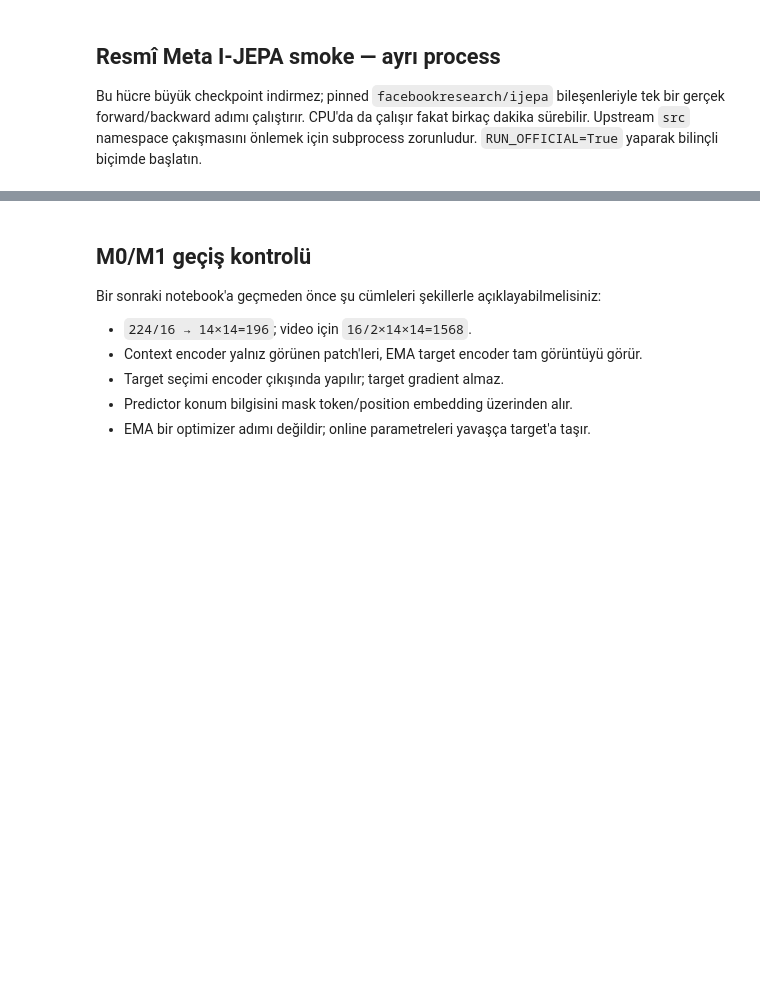
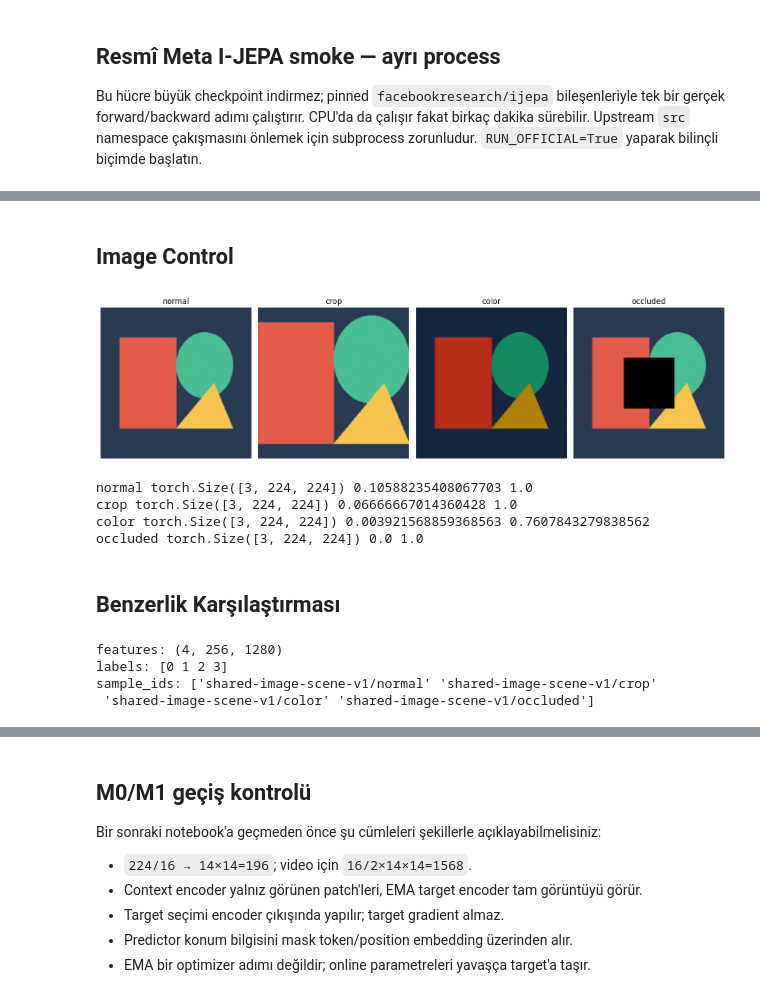
Before and after one commit to ErcanKurtoglu/JEPA_experiment, a Jupyter notebook: notebooks/00_foundations_and_ijepa.ipynb, the cells around one changed output, grey strips where cells are left out. Drawn from its saved outputs; the diff is of its cells as text; code cells hidden in the pictures; blank space fills up the shorter version.

```diff
--- a/notebooks/00_foundations_and_ijepa.ipynb
+++ b/notebooks/00_foundations_and_ijepa.ipynb
@@ -133,0 +491,68 @@ Checkpoint'i `configs/checkpoints.yaml` içindeki resmî URL'den indirin. ViT-H/
+# %% [markdown]
+## Image Control
+# %%
+import matplotlib.pyplot as plt
+from jepa_lab.stimuli import image_views
+
+views = image_views(
+    path=None,
+    image_size=224,
+)
+
+figure, axes = plt.subplots(
+    1,
+    len(views),
+    figsize=(14, 4),
+)
+
+for axis, (name, pixels) in zip(
+    axes,
+    views.items(),
+):
+    # [C,H,W] → [H,W,C]
+    image = pixels.permute(1, 2, 0)
+
+    axis.imshow(image)
+    axis.set_title(name)
+    axis.axis("off")
+
+figure.tight_layout()
+plt.show()
+# %% [output]
+[figure, added]
+# %%
+for name, pixels in views.items():
+    print(
+        name,
+        pixels.shape,
+        pixels.min().item(),
+        pixels.max().item(),
+    )
+# %% [output]
+normal torch.Size([3, 224, 224]) 0.10588235408067703 1.0
+crop torch.Size([3, 224, 224]) 0.06666667014360428 1.0
+color torch.Size([3, 224, 224]) 0.003921568859368563 0.7607843279838562
+occluded torch.Size([3, 224, 224]) 0.0 1.0
+# %% [markdown]
+## Benzerlik Karşılaştırması
+# %%
+from pathlib import Path
+import numpy as np
+
+feature_path = Path(
+    "/kaggle/working/jepa-study/runs/ijepa_pretrained_views.npz"
+)
+
+with np.load(feature_path, allow_pickle=False) as data:
+    features = data["features"]
+    labels = data["labels"]
+    sample_ids = data["sample_ids"]
+
+print("features:", features.shape)
+print("labels:", labels)
+print("sample_ids:", sample_ids)
+# %% [output]
+features: (4, 256, 1280)
+labels: [0 1 2 3]
+sample_ids: ['shared-image-scene-v1/normal' 'shared-image-scene-v1/crop'
+ 'shared-image-scene-v1/color' 'shared-image-scene-v1/occluded']
```
Also changed, not shown: parts of 27 cells of this notebook, 1 other file.
